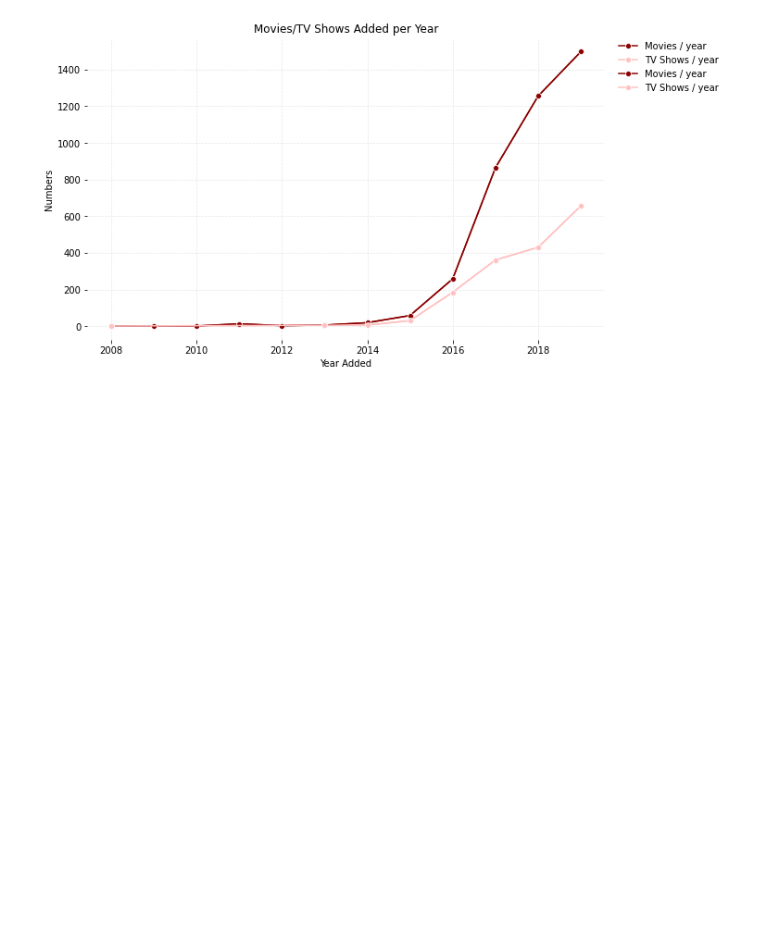
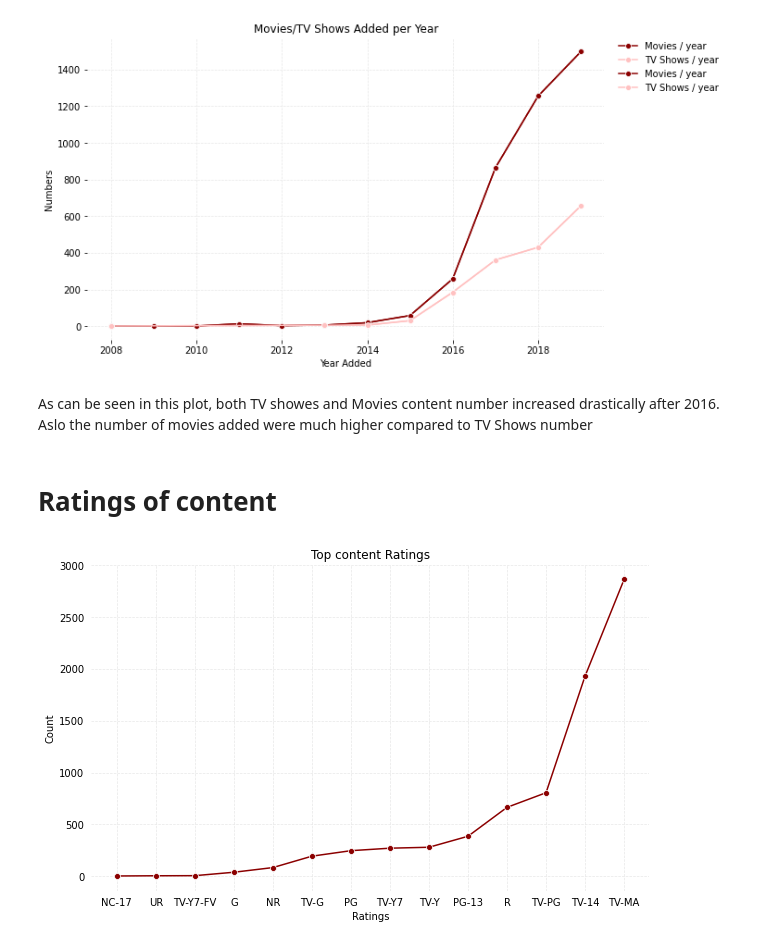
Before and after one commit to ajitpadole/-Netflix-Movies-and-TV-Shows-Clustering, a Jupyter notebook: NETFLIX_MOVIES_AND_TV_SHOWS_CLUSTERING.ipynb, the cells around one changed output. Saved outputs shown, nothing was run; the diff lists cells and outputs as text; code cells hidden in the pictures; blank space fills up the shorter version.

```diff
--- a/NETFLIX_MOVIES_AND_TV_SHOWS_CLUSTERING.ipynb
+++ b/NETFLIX_MOVIES_AND_TV_SHOWS_CLUSTERING.ipynb
@@ -221,3 +221,16 @@ df.describe()
 *   About 75% of Netflix Content of movies and TV shows released after 2013
 
 *   For more subscribers, Netflix should invest in classic Movies and TV shows.
+# %%
+#Change object variable to datetime
+df["date_added"]=pd.to_datetime(df["date_added"])
+
+#Extract year from the date and create a new variable
+df["year_added"] = df["date_added"].dt.year
+
+# Drop the 'date_added' Variable
+df.drop('date_added',axis=1,inplace=True)
+# find unique release year values and sort them
+released_year = df['year_added'].unique()
+released_year.sort()
+print(f'As per our dataset , Netflix added all its contents in the span of {len(released_year)} years, from {released_year[1]} to {released_year[-1]}.')
@@ -420,3 +435,40 @@ plt.title('Movies/TV Shows Added per Year')
 # %% [output]
 Text(0.5, 1.0, 'Movies/TV Shows Added per Year')
 [figure]
+# %% [markdown]
+As can be seen in this plot, both TV showes and Movies content number increased drastically after 2016.
+Aslo the number of movies added were much higher compared to TV Shows number
+# %% [markdown]
+# Ratings of content
+# %%
+movie_ratings = df.groupby(['rating'])['show_id'].count().reset_index(name='count').sort_values(by='count',ascending=True)
+
+plt.figure(figsize=(10,6))
+
+ax=sns.lineplot( x='rating',y='count',data=movie_ratings,color="#8B0000",marker='o')
+
+# Annotate every single Bar with its value, based on it's width
+for p in ax.patches:
+    width = p.get_width()
+    plt.text(65+p.get_x()+p.get_width(),p.get_y()+0.55*p.get_height(),
+             '{:1.0f}'.format(width),
+             ha='center', va='center')
+
+# Removing all ticks and label
+plt.tick_params(top=False, bottom=False, left=False, right=False,
+                labelleft=True, labelbottom=True)
+
+
+# remove the frame of the chart
+for spine in plt.gca().spines.values():
+    spine.set_visible(False)
+# Draw grid lines with red color and dashed style
+plt.grid(color='#E8E8E8', linestyle='--', linewidth=0.7)
+
+ax.set(xlabel="Ratings", ylabel = "Count")
+plt.title('Top content Ratings')
+
+
+plt.show()
+# %% [output]
+[figure, added]
```
Also changed, not shown: parts of 10 cells of this notebook.
